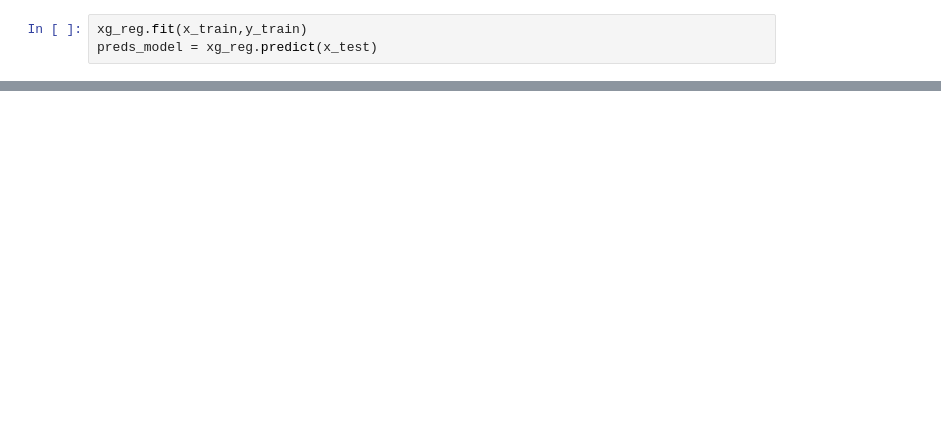
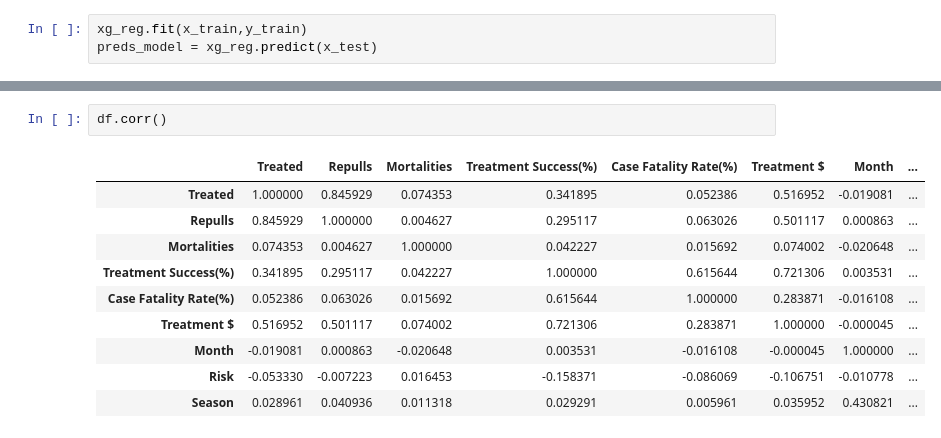
Before and after one commit to end2122/ZoetisCapstone, a Jupyter notebook: XGBoost.ipynb, the cells around one changed output, grey strips where cells are left out. Drawn from its saved outputs; the diff is of its cells as text; blank space fills up the shorter version.

```diff
--- a/XGBoost.ipynb
+++ b/XGBoost.ipynb
@@ -131,0 +131,13 @@ plt.show()
+# %%
+df.corr()
+# %% [output]
+|  | Treated | Repulls | Mortalities | Treatment Success(%) | Case Fatality Rate(%) | Treatment $ | Month | ... |
+| Treated | 1.000000 | 0.845929 | 0.074353 | 0.341895 | 0.052386 | 0.516952 | -0.019081 | ... |
+| Repulls | 0.845929 | 1.000000 | 0.004627 | 0.295117 | 0.063026 | 0.501117 | 0.000863 | ... |
+| Mortalities | 0.074353 | 0.004627 | 1.000000 | 0.042227 | 0.015692 | 0.074002 | -0.020648 | ... |
+| Treatment Success(%) | 0.341895 | 0.295117 | 0.042227 | 1.000000 | 0.615644 | 0.721306 | 0.003531 | ... |
+| Case Fatality Rate(%) | 0.052386 | 0.063026 | 0.015692 | 0.615644 | 1.000000 | 0.283871 | -0.016108 | ... |
+| Treatment $ | 0.516952 | 0.501117 | 0.074002 | 0.721306 | 0.283871 | 1.000000 | -0.000045 | ... |
+| Month | -0.019081 | 0.000863 | -0.020648 | 0.003531 | -0.016108 | -0.000045 | 1.000000 | ... |
+| Risk | -0.053330 | -0.007223 | 0.016453 | -0.158371 | -0.086069 | -0.106751 | -0.010778 | ... |
+| Season | 0.028961 | 0.040936 | 0.011318 | 0.029291 | 0.005961 | 0.035952 | 0.430821 | ... |
```
Also changed, not shown: parts of 7 cells of this notebook.
